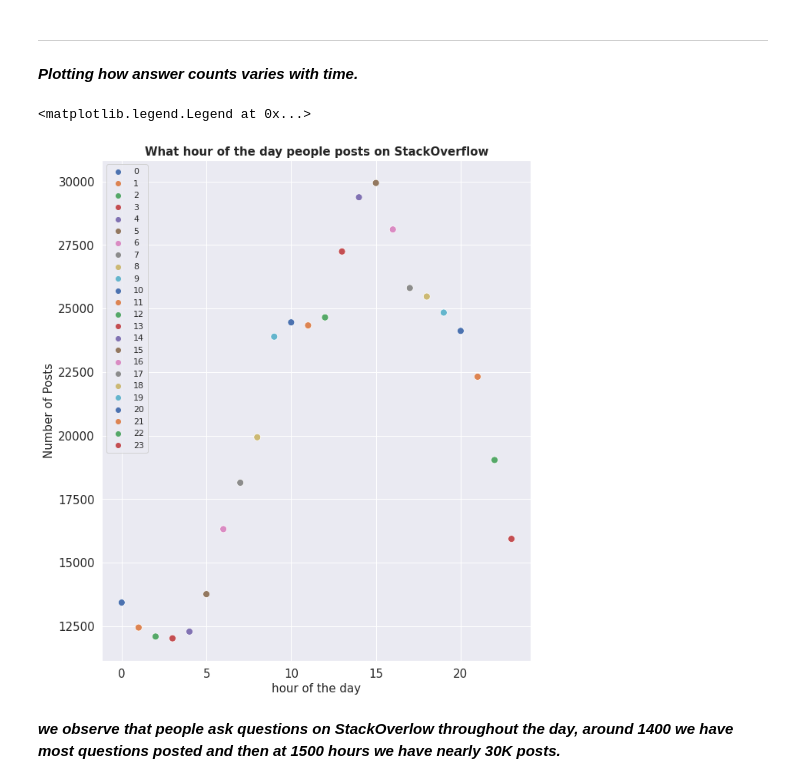
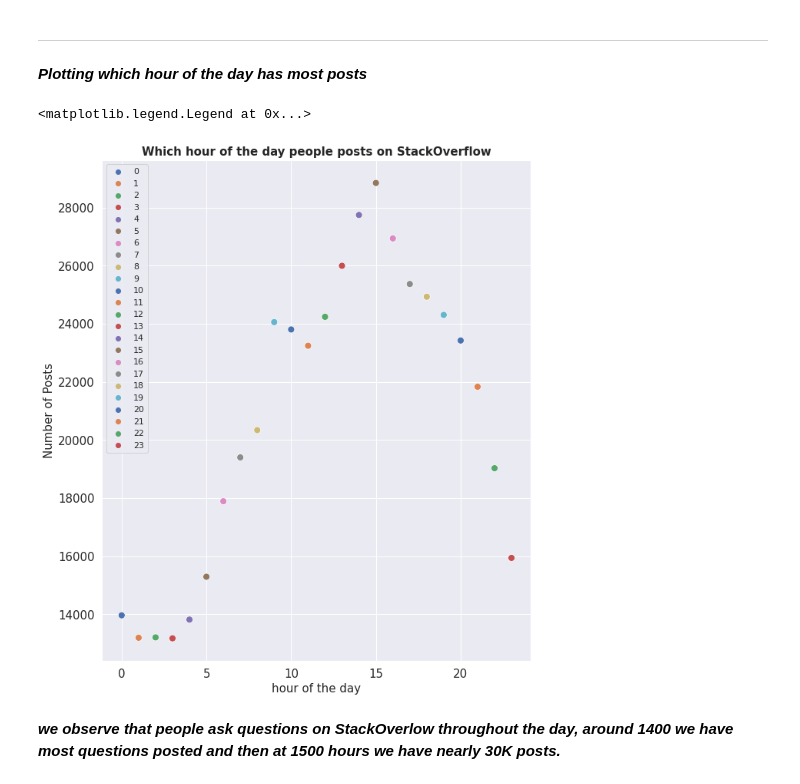
Before and after one commit to agamkachhal/COMP8240_GroupS, a Jupyter notebook: stackoverflowposts_analysis.ipynb, the cells around one changed output. Cells and saved outputs as stored; diff of their text form; code cells hidden in the pictures.

Commit message:
StackOverflow Posts : Data preparation completed.

```diff
--- a/stackoverflowposts_analysis.ipynb
+++ b/stackoverflowposts_analysis.ipynb
@@ -58,8 +58,7 @@ _We have connected to Google cloud Platform using a project id (assigned to ever
 project_id = project_id
 
 stack_ovf_data = pd.io.gbq.read_gbq('''
-  SELECT * FROM `bigquery-public-data.stackoverflow.stackoverflow_posts`
-  LIMIT 500000
+  SELECT * FROM `bigquery-public-data.stackoverflow.stackoverflow_posts` where title LIKE '%?%' LIMIT 500000
 ''', project_id=project_id, dialect='standard')
 
 print("Shape of the StackOverflow dataset:", stack_ovf_data.shape)
@@ -150,26 +151,26 @@ plt.figure(figsize=(100,90))
 **_We observe that the 2009 has most question answered with a cluster of mean values for answer count on daily basis. From 2010 till 2016, we witness the answers were not posted on daily basis and have a scatter plot of answering counts with a wide spread._**
 # %% [markdown]
 -----
-# %% [markdown]
-**_Plotting how answer counts varies with time._**
+# %% [markdown]
+**_Plotting which hour of the day has most posts_**
 # %%
 aggdf_1 =pd.DataFrame()
 aggdf_1=(stack_ovf_clean_data['creation_hour'].value_counts().sort_index(ascending=True)).astype(int)
 aggdf_1=aggdf_1.reset_index().rename(columns={"index":"hour","creation_hour":"Counts"})
 fig, ax = plt.subplots(figsize=(10, 12))
 sns.set(color_codes=True)
 sns.scatterplot(x='hour',y='Counts', data=aggdf_1,s=80,color="red",hue="hour",palette="deep")
 
 plt.xlabel("hour of the day",size=15)
 
 plt.ylabel("Number of Posts",size=15)
-plt.title("What hour of the day people posts on StackOverflow",size=15,weight='bold')
+plt.title("Which hour of the day people posts on StackOverflow",size=15,weight='bold')
 plt.xticks(size=15)
 plt.yticks(size=15)
 plt.legend(loc="upper left")
 # %% [output]
 <matplotlib.legend.Legend at 0x...>
-[figure, old version]
+[figure, new version]
 # %% [markdown]
 **_we observe that people ask questions on StackOverlow throughout the day, around 1400 we have most questions posted and then at 1500 hours we have nearly 30K posts._**
 # %% [markdown]
```
Also changed, not shown: parts of 37 cells of this notebook.
